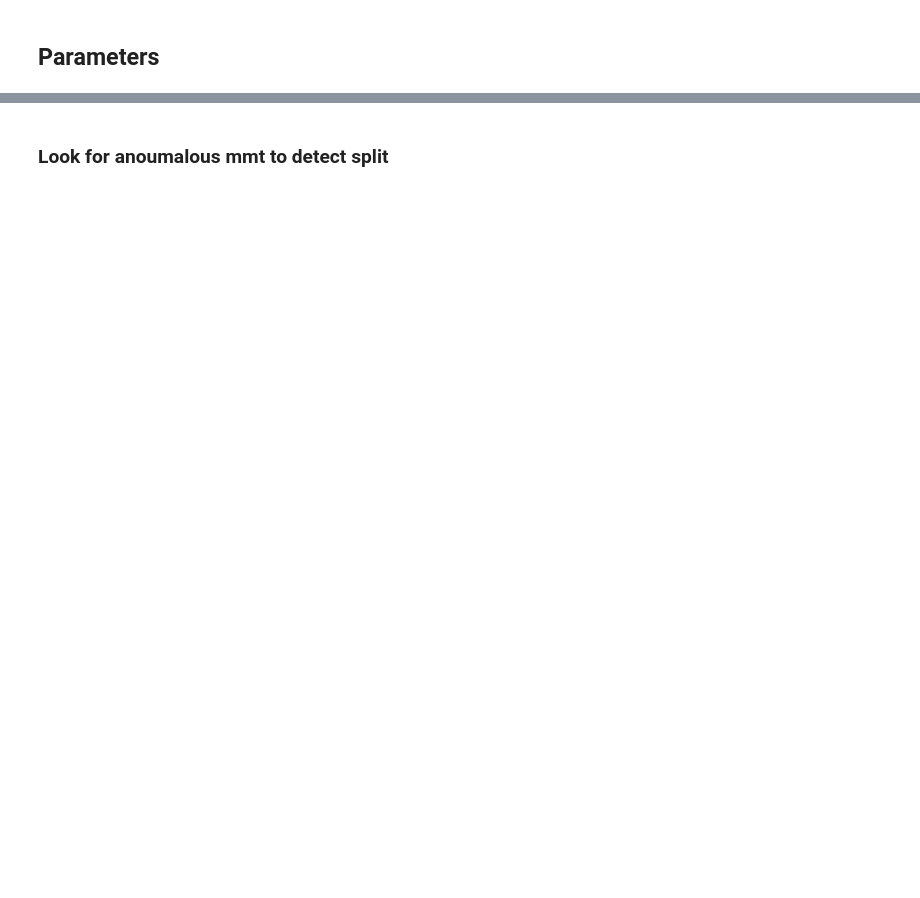
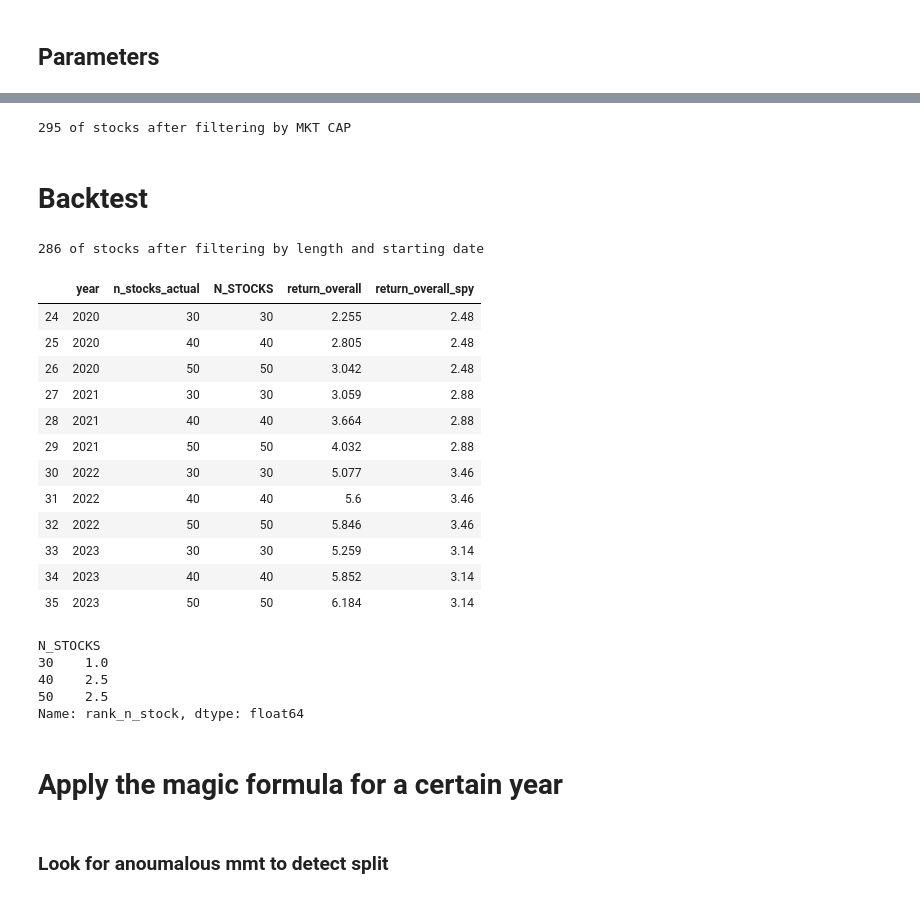
Before and after one commit to yuwei2341/stocks, a Jupyter notebook: magic.ipynb, the cells around one changed output, grey strips where cells are left out. Drawn from its saved outputs; the diff is of its cells as text; code cells hidden in the pictures; blank space fills up the shorter version.

Commit message:
Update magic formula and compute 2023

```diff
--- a/magic.ipynb
+++ b/magic.ipynb
@@ -336,6 +281,19 @@ df_p_pb['price_to_book_ratio'] = df_p_pb['stock_price'] / df_p_pb['book_value_pe
 # %%
 # Choose only the top N companies of SP500 to start with
-df_rank = pd.read_csv('sp500_fulllist_ranked.csv')
+df_rank = pd.read_excel('sp500_fulllist_ranked.xlsx', engine='openpyxl', sheet_name=str(YEAR_ACT))
 top_stocks = df_rank[df_rank['rank'] <= N_TOP_BY_MKT_CAP].stock.values
 df_p_pb = df_p_pb[df_p_pb.stock.isin(top_stocks)]
-df_row = df_p_pb[df_p_pb.year == YEAR_ACT]
+
+print(f'{df_p_pb.stock.nunique()} of stocks after filtering by MKT CAP')
+# %% [output]
+295 of stocks after filtering by MKT CAP
+# %% [markdown]
+# Backtest
+# %%
+# Remove data with too short length and too late starting date
+df_p_pb_size = df_p_pb.groupby('stock').size()
+df_p_pb_cut = df_p_pb[(df_p_pb.year >= YEAR_START) &
+                      (df_p_pb.stock.isin(df_p_pb_size[df_p_pb_size >= MIN_YEARS_TEST].index.values))]
+print(f'{df_p_pb_cut.stock.nunique()} of stocks after filtering by length and starting date')
+# %% [output]
+286 of stocks after filtering by length and starting date
@@ -342,2 +353,56 @@ df_row = df_p_pb[df_p_pb.year == YEAR_ACT]
+# %%
+# Get SPY history
+spy0 = ak.stock_us_daily(symbol="SPY", adjust="").reset_index()
+spy = spy0.copy()
+spy['year'] = spy.date.dt.year
+spy['month'] = spy.date.dt.month
+spy['dom_trading'] = spy.groupby(['year', 'month'])['date'].rank()
+
+# Get the first day of MONTH_PREV and of MONTH_ACT, compute the momentum
+spy_curr = spy[(spy.month == MONTH_ACT) & (spy.dom_trading == DOM_TRADING)]
+
+spy_curr_cut = spy_curr[spy_curr.year >= YEAR_START]
+spy_curr_cut['return_overall'] = (spy_curr_cut['close'] /
+                                  spy_curr_cut[spy_curr_cut.year == YEAR_START]['close'].\
+                                  values[0]
+                                 ).round(2)
+# %%
+df_compare = pd.merge(rsl_lt, spy_curr_cut[['year', 'return_overall']],
+                      on='year',
+                      suffixes=['', '_spy']).sort_values(['n_stocks', 'year'])
+df_compare[df_compare.year.isin(
+    [2020, 2021, 2022, 2023]
+#     range(2011, 2024)
+)][
+    ['year', 'n_stocks_actual', 'n_stocks', 'return_overall', 'return_overall_spy']
+].sort_values(['year', 'n_stocks'])
+# %% [output]
+|  | year | n_stocks_actual | N_STOCKS | return_overall | return_overall_spy |
+| 24 | 2020 | 30 | 30 | 2.255 | 2.48 |
+| 25 | 2020 | 40 | 40 | 2.805 | 2.48 |
+| 26 | 2020 | 50 | 50 | 3.042 | 2.48 |
+| 27 | 2021 | 30 | 30 | 3.059 | 2.88 |
+| 28 | 2021 | 40 | 40 | 3.664 | 2.88 |
+| 29 | 2021 | 50 | 50 | 4.032 | 2.88 |
+| 30 | 2022 | 30 | 30 | 5.077 | 3.46 |
+| 31 | 2022 | 40 | 40 | 5.6 | 3.46 |
+| 32 | 2022 | 50 | 50 | 5.846 | 3.46 |
+| 33 | 2023 | 30 | 30 | 5.259 | 3.14 |
+| 34 | 2023 | 40 | 40 | 5.852 | 3.14 |
+| 35 | 2023 | 50 | 50 | 6.184 | 3.14 |
+# %%
+# The higher the rank means the more years with best return
+df_compare['return_overall'] = df_compare['return_overall'].astype(float)
+df_compare['rank_n_stock'] = \
+    df_compare.groupby('year')['return_overall'].rank()
+df_compare.groupby('n_stocks')['rank_n_stock'].mean()
+# %% [output]
+N_STOCKS
+30    1.0
+40    2.5
+50    2.5
+Name: rank_n_stock, dtype: float64
+# %% [markdown]
+# Apply the magic formula for a certain year
 # %% [markdown]
 ### Look for anoumalous mmt to detect split
```
Also changed, not shown: parts of 31 cells of this notebook, 4 other files.
